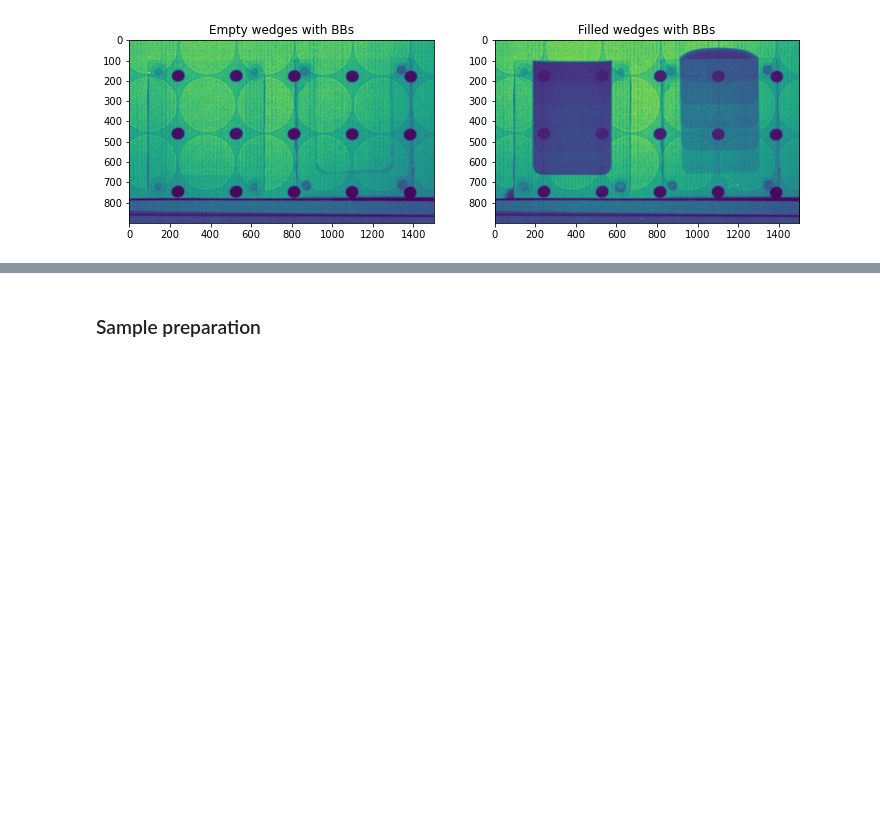
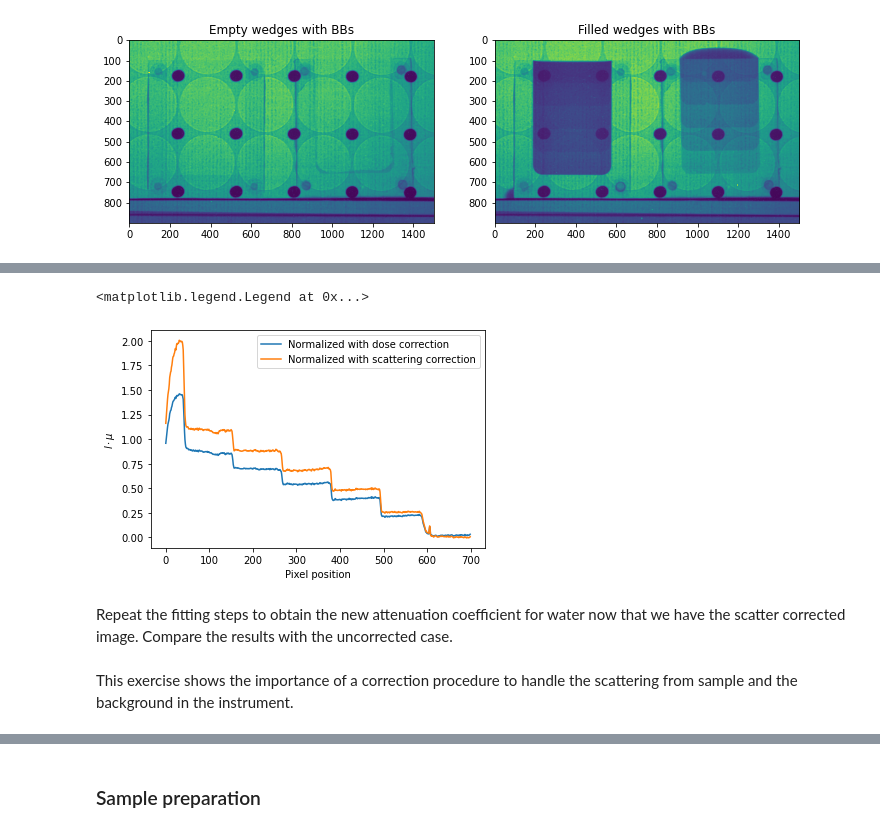
Before and after one commit to ImagingLectures/WaterInSand, a Jupyter notebook: tutorial/WaterInSandTutorial_solution.ipynb, the cells around one changed output, grey strips where cells are left out. Cells and saved outputs as stored; diff of their text form; code cells hidden in the pictures; blank space fills up the shorter version.

```diff
--- a/tutorial/WaterInSandTutorial_solution.ipynb
+++ b/tutorial/WaterInSandTutorial_solution.ipynb
@@ -336,0 +408,15 @@ ax[3].hist(tm.ravel(),bins=200);
+# %%
+# Solution
+p0 = p[50:750,1000:1200].mean(axis=1)
+p1 = nimg_sc[50:750,1000:1200].mean(axis=1)
+
+plt.plot(p0,label='Normalized with dose correction')
+plt.plot(p1,label='Normalized with scattering correction')
+plt.xlabel(r'Pixel position')
+plt.ylabel(r'$l\cdot{}\mu$')
+plt.legend()
+# %% [output]
+<matplotlib.legend.Legend at 0x...>
+[figure, added]
+# %% [markdown]
+Repeat the fitting steps to obtain the new attenuation coefficient for water now that we have the scatter corrected image. Compare the results with the uncorrected case.
@@ -337,3 +425,5 @@ ax[3].hist(tm.ravel(),bins=200);
+# %% [markdown]
+This exercise shows the importance of a correction procedure to handle the scattering from sample and the background in the instrument.
 # %% [markdown]
 ## Estimating the pore size using capillary rise and Washborn's equation
 From [Wikipedia](https://en.wikipedia.org/wiki/Washburn%27s_equation):
```
Also changed, not shown: parts of 27 cells of this notebook, 1 other file.
